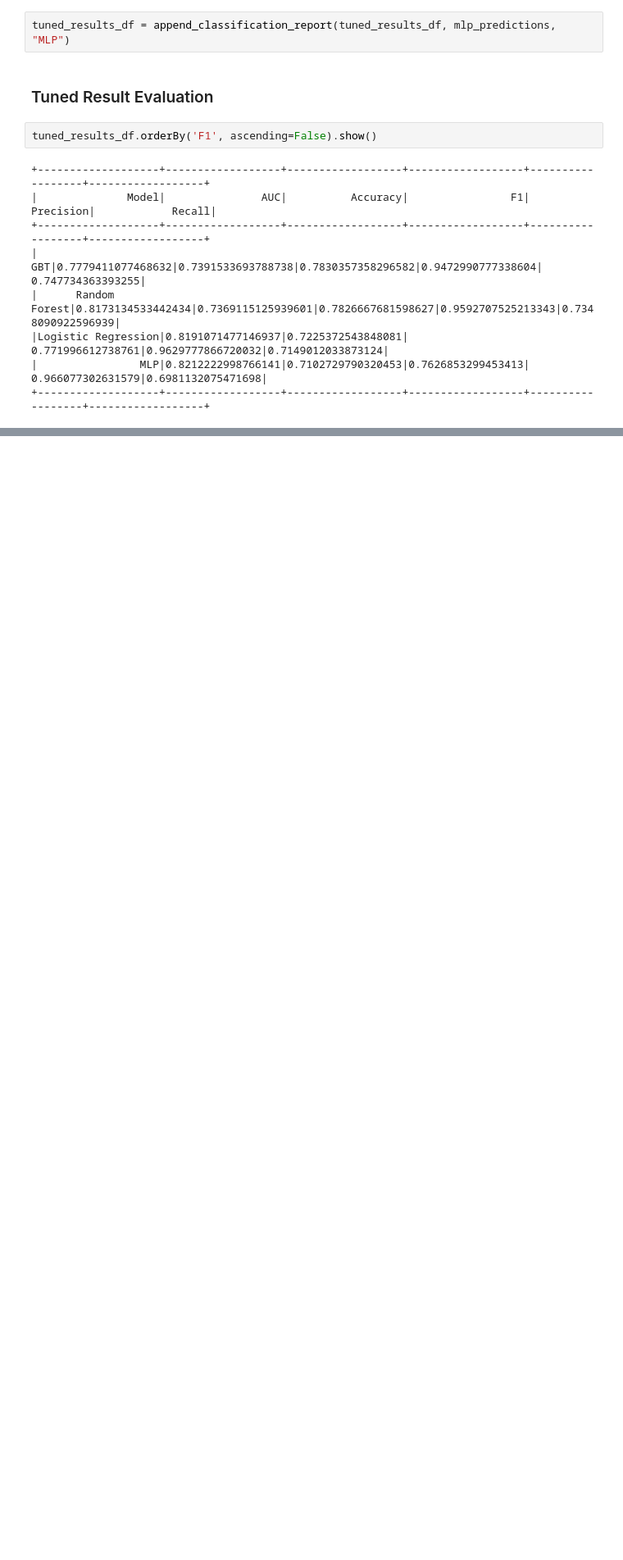
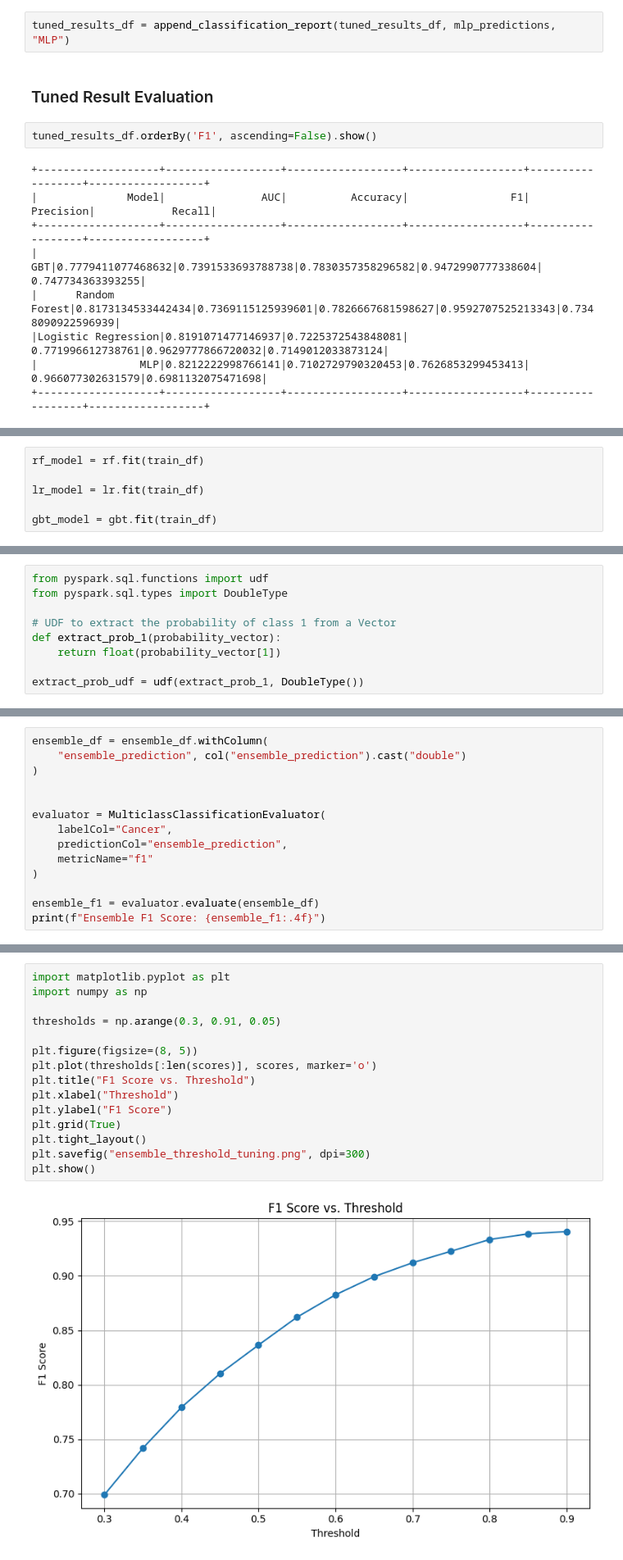
Before and after one commit to joeeyw/dual-cancer-classification, a Jupyter notebook: tabular_pipeline/tabular_data_modeling.ipynb, the cells around one changed output, grey strips where cells are left out. Shown: that part at 82% size. Cells and saved outputs as stored; diff of their text form; blank space fills up the shorter version.

Commit message:
Modeling + Tuning Complete

```diff
--- a/tabular_pipeline/tabular_data_modeling.ipynb
+++ b/tabular_pipeline/tabular_data_modeling.ipynb
@@ -702,0 +731,6 @@ tuned_results_df.orderBy('F1', ascending=False).show()
+# %%
+rf_model = rf.fit(train_df)
+
+lr_model = lr.fit(train_df)
+
+gbt_model = gbt.fit(train_df)
@@ -702,0 +861,9 @@ tuned_results_df.orderBy('F1', ascending=False).show()
+# %%
+from pyspark.sql.functions import udf
+from pyspark.sql.types import DoubleType
+
+# UDF to extract the probability of class 1 from a Vector
+def extract_prob_1(probability_vector):
+    return float(probability_vector[1])
+
+extract_prob_udf = udf(extract_prob_1, DoubleType())
@@ -702,0 +906,14 @@ tuned_results_df.orderBy('F1', ascending=False).show()
+# %%
+ensemble_df = ensemble_df.withColumn(
+    "ensemble_prediction", col("ensemble_prediction").cast("double")
+)
+
+
+evaluator = MulticlassClassificationEvaluator(
+    labelCol="Cancer",
+    predictionCol="ensemble_prediction",
+    metricName="f1"
+)
+
+ensemble_f1 = evaluator.evaluate(ensemble_df)
+print(f"Ensemble F1 Score: {ensemble_f1:.4f}")
@@ -702,0 +1069,17 @@ tuned_results_df.orderBy('F1', ascending=False).show()
+# %%
+import matplotlib.pyplot as plt
+import numpy as np
+
+thresholds = np.arange(0.3, 0.91, 0.05)
+
+plt.figure(figsize=(8, 5))
+plt.plot(thresholds[:len(scores)], scores, marker='o')
+plt.title("F1 Score vs. Threshold")
+plt.xlabel("Threshold")
+plt.ylabel("F1 Score")
+plt.grid(True)
+plt.tight_layout()
+plt.savefig("ensemble_threshold_tuning.png", dpi=300)
+plt.show()
+# %% [output]
+[figure, added]
```
Also changed, not shown: parts of 35 cells of this notebook, 1 other file.
